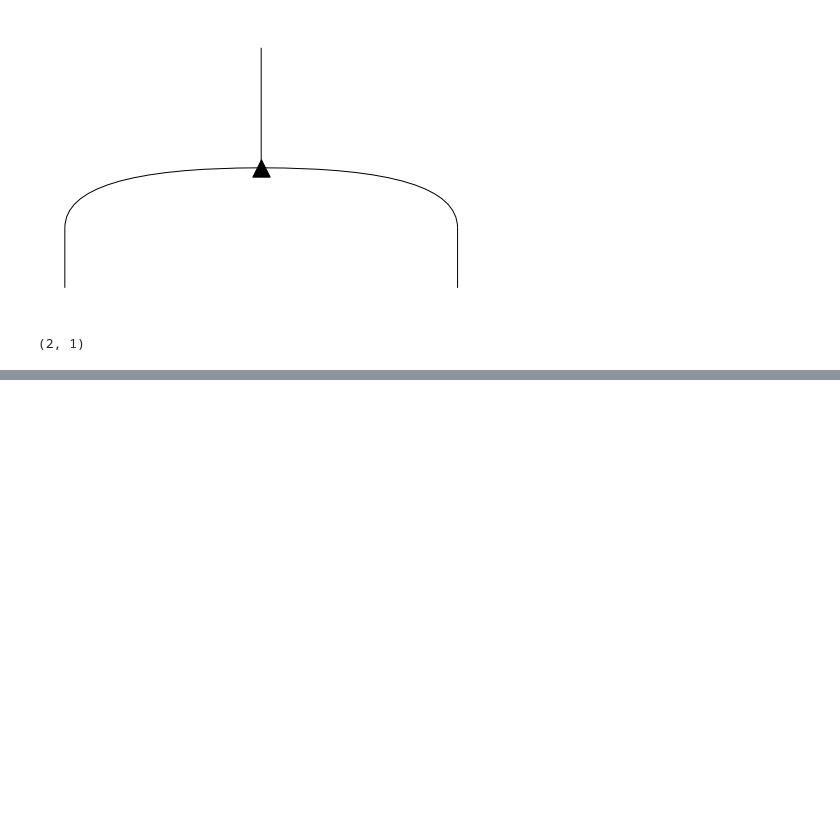
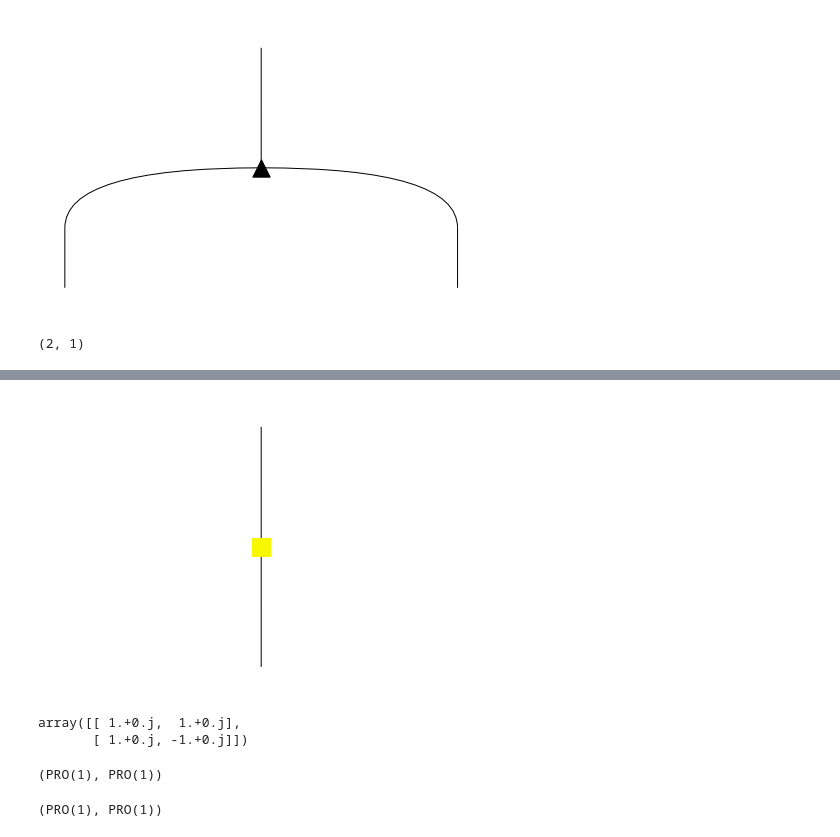
Before and after one commit to edwinagnew/zxw-diagrams, a Jupyter notebook: calcs.ipynb, the cells around one changed output, grey strips where cells are left out. Saved outputs shown, nothing was run; the diff lists cells and outputs as text; code cells hidden in the pictures; blank space fills up the shorter version.

```diff
--- a/calcs.ipynb
+++ b/calcs.ipynb
@@ -45,0 +55,18 @@ array([[1., 0., 0., 0.],
+# %%
+
+(H >> Id(1)).draw()
+# %% [output]
+[figure, added]
+# %%
+eval(H)
+# %% [output]
+array([[ 1.+0.j,  1.+0.j],
+       [ 1.+0.j, -1.+0.j]])
+# %%
+H.dom, H.cod
+# %% [output]
+(PRO(1), PRO(1))
+# %%
+Id(1).dom, Id(1).cod
+# %% [output]
+(PRO(1), PRO(1))
```
Also changed, not shown: parts of 11 cells of this notebook, 3 other files.
